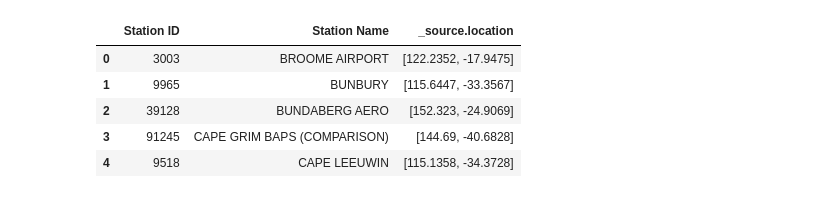
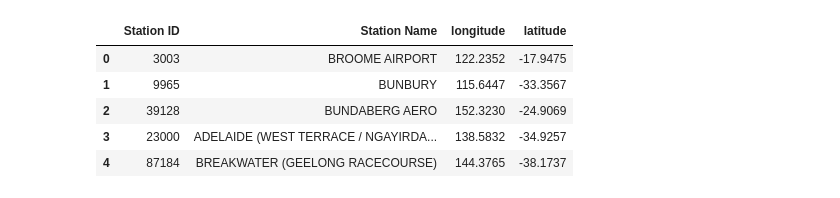
Before and after one commit to jeffphan8816/CloudDataScience, a Jupyter notebook: frontend/weathervscrashmodel.ipynb, the cells around one changed output. Drawn from its saved outputs; the diff is of its cells as text; code cells hidden in the pictures.

```diff
--- a/frontend/weathervscrashmodel.ipynb
+++ b/frontend/weathervscrashmodel.ipynb
@@ -50,12 +52,33 @@ def get_full_data(params):
 # stations = pd.DataFrame(resp["Data"])
 # stations.head()
 # stations_copy = stations.copy(deep=True)
+# %%
+
+# resp = get_full_data('stations')
+resp = tempFissionStations()
+if resp is None:
+    print("Failed to retrieve data.")
+elif resp['Status'] != 200:
+    print(f"Failed to retrieve data. Status code: {resp['Status']}")
+stations = pd.json_normalize(resp["Data"])
+# print(resp)
+# drop unnecessary columns
+stations = stations.drop(columns=['_index', '_id', '_source.created_at', '_score'])
+# rename columns _source.Station ID to Station ID, _source.Station Name to Station Name, _source.location Description to location
+stations = stations.rename(columns={"_source.Station ID": "Station ID", "_source.Station Name": "Station Name", "_source.location": "location"})
+#convert location array to 2 columns
+stations = pd.concat([stations, stations['location'].apply(pd.Series)], axis=1)
+# drop location column
+stations = stations.drop(columns=['location'])
+# rename columns 0 to Latitude, 1 to Longitude
+stations = stations.rename(columns={0: "longitude", 1: "latitude"})
+stations_copy = stations.copy(deep=True)
 # %%
-stations.head()
+stations_copy.head()
 # %% [output]
-|  | Station ID | Station Name | _source.location |
-| 0 | 3003 | BROOME AIRPORT | [122.2352, -17.9475] |
-| 1 | 9965 | BUNBURY | [115.6447, -33.3567] |
-| 2 | 39128 | BUNDABERG AERO | [152.323, -24.9069] |
-| 3 | 91245 | CAPE GRIM BAPS (COMPARISON) | [144.69, -40.6828] |
-| 4 | 9518 | CAPE LEEUWIN | [115.1358, -34.3728] |
+|  | Station ID | Station Name | longitude | latitude |
+| 0 | 3003 | BROOME AIRPORT | 122.2352 | -17.9475 |
+| 1 | 9965 | BUNBURY | 115.6447 | -33.3567 |
+| 2 | 39128 | BUNDABERG AERO | 152.3230 | -24.9069 |
+| 3 | 23000 | ADELAIDE (WEST TERRACE / NGAYIRDA... | 138.5832 | -34.9257 |
+| 4 | 87184 | BREAKWATER (GEELONG RACECOURSE) | 144.3765 | -38.1737 |
```
Also changed, not shown: parts of 15 cells of this notebook, 1 other file.
